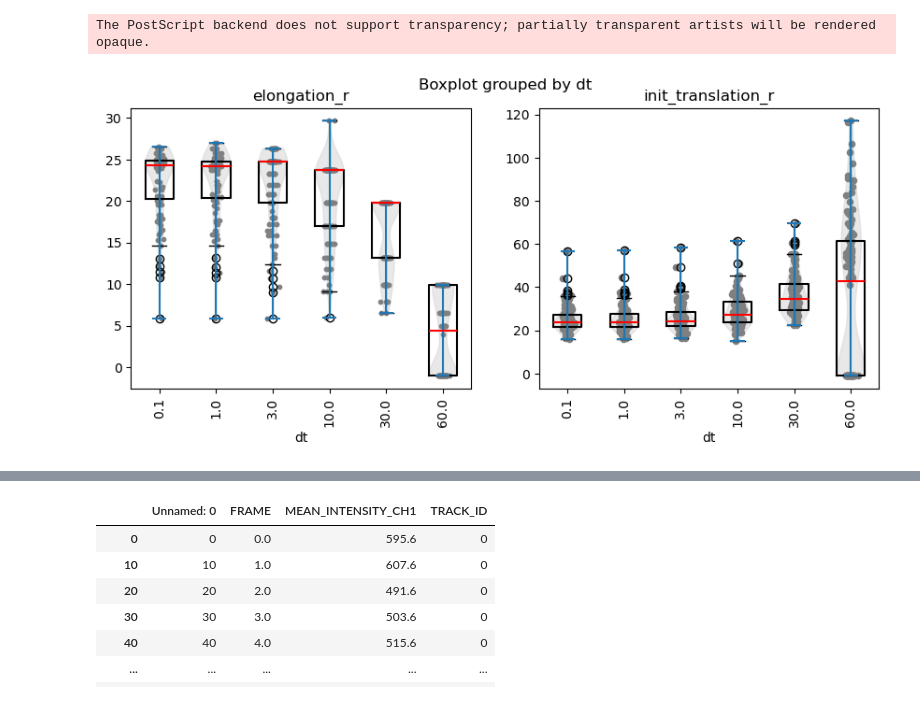
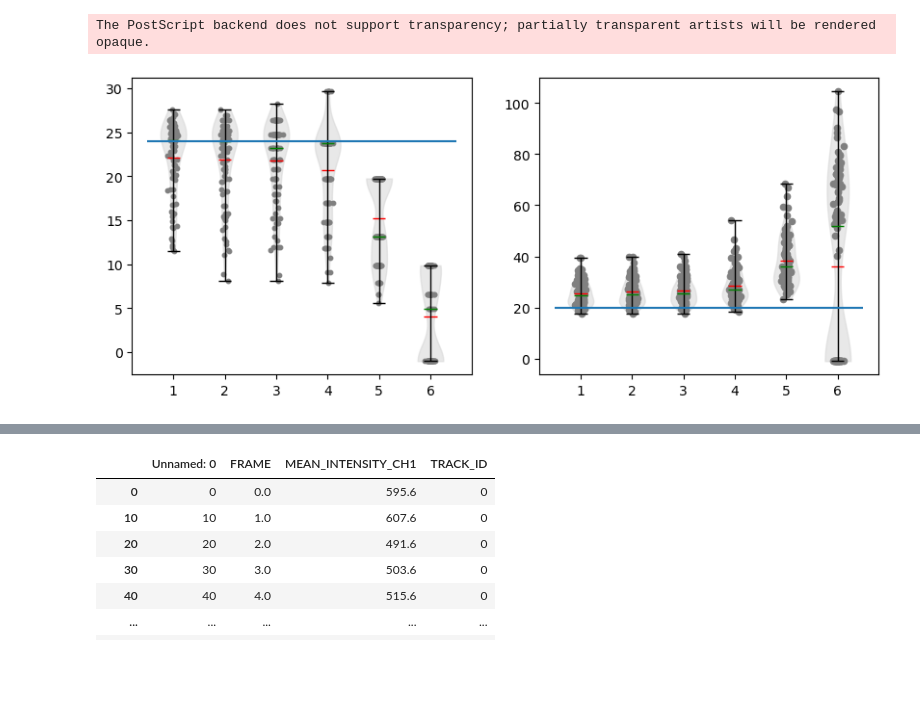
Before and after one commit to sophietheis/KineticAnalysis, a Jupyter notebook: notebook/20240605-Synthetic_datas_02-delta_t_analysis.ipynb, the cells around one changed output, grey strips where cells are left out. Cells and saved outputs as stored; diff of their text form; code cells hidden in the pictures; blank space fills up the shorter version.

```diff
--- a/notebook/20240605-Synthetic_datas_02-delta_t_analysis.ipynb
+++ b/notebook/20240605-Synthetic_datas_02-delta_t_analysis.ipynb
@@ -32,10 +32,10 @@ prot_aa_size = {
 # %%
 prot_length = prot_aa_size["32xsuntag"]+prot_aa_size["snail"]
 for i in range(100):
-    x_global, y_global, y_start_prot = generate_track(prot_length = prot_length,
-                                                      suntag_appearance=24,
-                                                      fluo_max_ref=32,
-                                                      fluo_max=128,
+    x_global, y_global, y_start_prot = generate_track(prot_length = prot_aa_size["snail"],
+                                                      suntag_length = prot_aa_size["32xsuntag"],
+                                                      nb_suntag=32,
+                                                      fluo_one_suntag=4,
                                                       translation_rate=24,
                                                       binding_rate=0.05,
                                                       step = 0.1)
@@ -50,10 +50,10 @@ for i in range(100):
                           "MEAN_INTENSITY_CH1":y_global,
                           "TRACK_ID" : i
                              })], ignore_index=True)
-datas.to_csv("datas_test_dt.csv")
+datas.to_csv("datas_test_dt_v2.csv")
 # %%
 prot_length = prot_aa_size["32xsuntag"]+prot_aa_size["snail"]
-datas = pd.read_csv("datas_test_dt.csv")
+datas = pd.read_csv("datas_test_dt_v2.csv")
 # %%
 for i in range(100):
     (x,
@@ -74,7 +74,8 @@ for i in range(100):
                                  rtol=1e-1,
                                  method="linear",
                                  force_analysis=True,
-                                 first_dot=True)
+                                 first_dot=True,
+                                 simulation=True)
     if i==0:
         results = pd.DataFrame({"elongation_r":elongation_r,
                                 "init_translation_r":translation_init_r,
@@ -127,7 +128,8 @@ for t in [10, 30, 100, 300, 600]:
                                      rtol=1e-1,
                                      method="linear",
                                      force_analysis=True,
-                                     first_dot=True)
+                                     first_dot=True,
+                                     simulation=True)
 
         results = pd.concat([results,
                             pd.DataFrame({"elongation_r":elongation_r, "init_translation_r":translation_init_r, "dt":dt, "id":i}, index=[0])
@@ -164,34 +166,45 @@ results.groupby(by='dt')[['elongation_r','init_translation_r']].mean()
 # %%
 fig, ax = plt.subplots(1,2)
-results['init_translation_r'] = 1/results['init_translation_r']
-results.boxplot(['elongation_r'] ,
-               by='dt',
-               grid=False,
-               ax = ax[0],
-               rot=90,
-                boxprops=dict(linestyle='-', linewidth=1.5, color="black"),
-               medianprops=dict(linestyle='-', linewidth=1.5, color="red"),
-              )
+# results['init_translation_r'] = 1/results['init_translation_r']
+# results.boxplot(['elongation_r'] ,
+#                by='dt',
+#                grid=False,
+#                ax = ax[0],
+#                rot=90,
+#                 boxprops=dict(linestyle='-', linewidth=1.5, color="black"),
+#                medianprops=dict(linestyle='-', linewidth=1.5, color="red"),
+#               )
 
 violin = ax[0].violinplot(dataset = [results[results.dt == 0.1]["elongation_r"].values,
                            results[results.dt == 1.0]["elongation_r"].values,
                           results[results.dt == 3.0]["elongation_r"].values,
                           results[results.dt == 10.0]["elongation_r"].values,
                           results[results.dt == 30.0]["elongation_r"].values,
-                          results[results.dt == 60.0]["elongation_r"].values,])
+                          results[results.dt == 60.0]["elongation_r"].values,],
+                            showmeans=True,
+                          showmedians=True)
 for pc in violin["bodies"]:
     pc.set_facecolor("lightgrey")
     pc.set_edgecolor("lightgrey")
     pc.set_alpha(0.5)
 
-results.boxplot(['init_translation_r'] ,
-               by='dt',
-               grid=False,
-               ax = ax[1],
-               rot=90,
-               boxprops=dict(linestyle='-', linewidth=1.5, color="black"),
-               medianprops=dict(linestyle='-', linewidth=1.5, color="red"),
-               )
+colors = ["black", "black", "black", "red", "green"]
+i=0
+for partname in ('cbars','cmins','cmaxes','cmeans','cmedians'):
+    vp = violin[partname]
+    vp.set_edgecolor(colors[i])
+    vp.set_linewidth(1)
+    i+=1
+
+
+# results.boxplot(['init_translation_r'] ,
+#                by='dt',
+#                grid=False,
+#                ax = ax[1],
+#                rot=90,
+#                boxprops=dict(linestyle='-', linewidth=1.5, color="black"),
+#                medianprops=dict(linestyle='-', linewidth=1.5, color="red"),
+#                )
 
 
 violin = ax[1].violinplot(dataset = [results[results.dt == 0.1]["init_translation_r"].values,
@@ -199,43 +212,55 @@ violin = ax[1].violinplot(dataset = [results[results.dt == 0.1]["init_translatio
                           results[results.dt == 3.0]["init_translation_r"].values,
                           results[results.dt == 10.0]["init_translation_r"].values,
                           results[results.dt == 30.0]["init_translation_r"].values,
-                          results[results.dt == 60.0]["init_translation_r"].values,])
+                          results[results.dt == 60.0]["init_translation_r"].values,],
+                          showmeans=True,
+                          showmedians=True)
 for pc in violin["bodies"]:
     pc.set_facecolor("lightgrey")
     pc.set_edgecolor("lightgrey")
     pc.set_alpha(0.5)
+colors = ["black", "black", "black", "red", "green"]
+i=0
+for partname in ('cbars','cmins','cmaxes','cmeans','cmedians'):
+    vp = violin[partname]
+    vp.set_edgecolor(colors[i])
+    vp.set_linewidth(1)
+    i+=1
 
 group = 'dt'
 column = 'elongation_r'
 grouped = results.groupby(group)
 names, vals, xs = [], [] ,[]
 for i, (name, subdf) in enumerate(grouped):
     names.append(name)
     vals.append(subdf[column].tolist())
     xs.append(np.random.normal(i+1, 0.04, subdf.shape[0]))
 clevels = np.linspace(0., 1., len(grouped))
 for x, val, clevel in zip(xs, vals, clevels):
     ax[0].scatter(x, val, c='grey', alpha=1, s=10)
 
 group = 'dt'
 column = 'init_translation_r'
 grouped = results.groupby(group)
 names, vals, xs = [], [] ,[]
 for i, (name, subdf) in enumerate(grouped):
     names.append(name)
     vals.append(subdf[column].tolist())
     xs.append(np.random.normal(i+1, 0.04, subdf.shape[0]))
 clevels = np.linspace(0., 1., len(grouped))
 for x, val, clevel in zip(xs, vals, clevels):
     ax[1].scatter(x, val, c='grey', alpha=1, s=20)
 # ax[1].set_ylim(0,0.1)
 
 # ax[1].set_ylim(0,250)
+
+ax[0].hlines(24, 0.5, 6.5)
+ax[1].hlines(1/0.05, 0.5, 6.5)
 fig.set_size_inches((10,4))
 fig.savefig(os.path.join(path_save, "results_delta_t_boxplot_linear_diff.eps"), dpi=300)
 # %% [output]
 The PostScript backend does not support transparency; partially transparent artists will be rendered opaque.
-[figure, old version]
+[figure, new version]
 # %%
 results[3::100]
 # %% [output]
```
Also changed, not shown: parts of 6 cells of this notebook, 6 other files.
